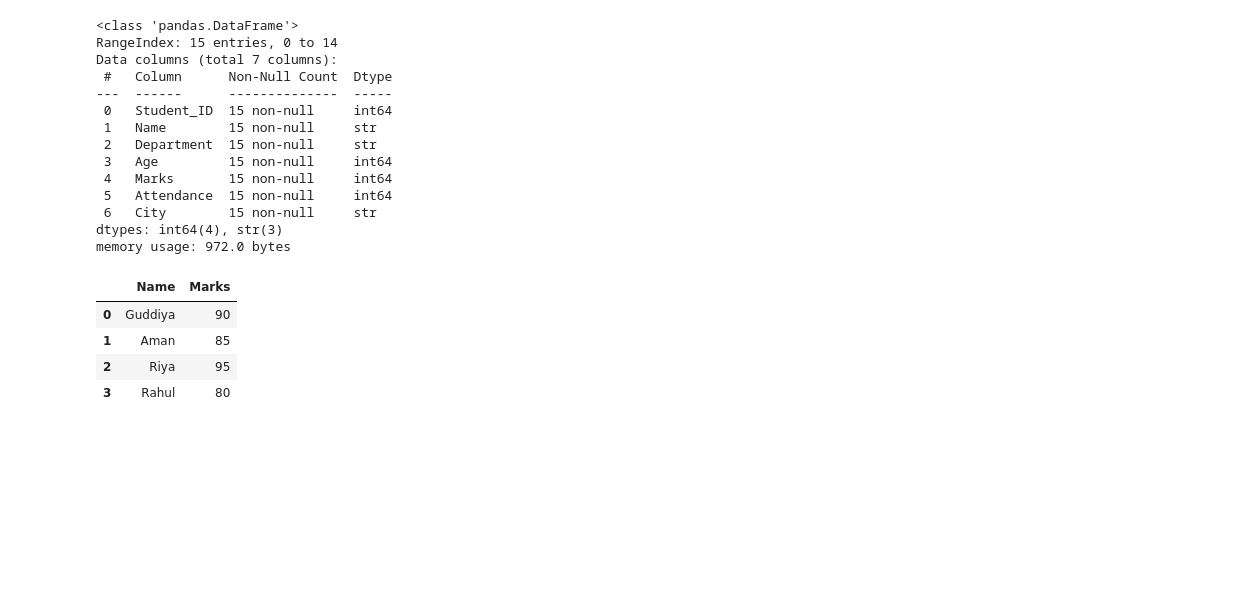
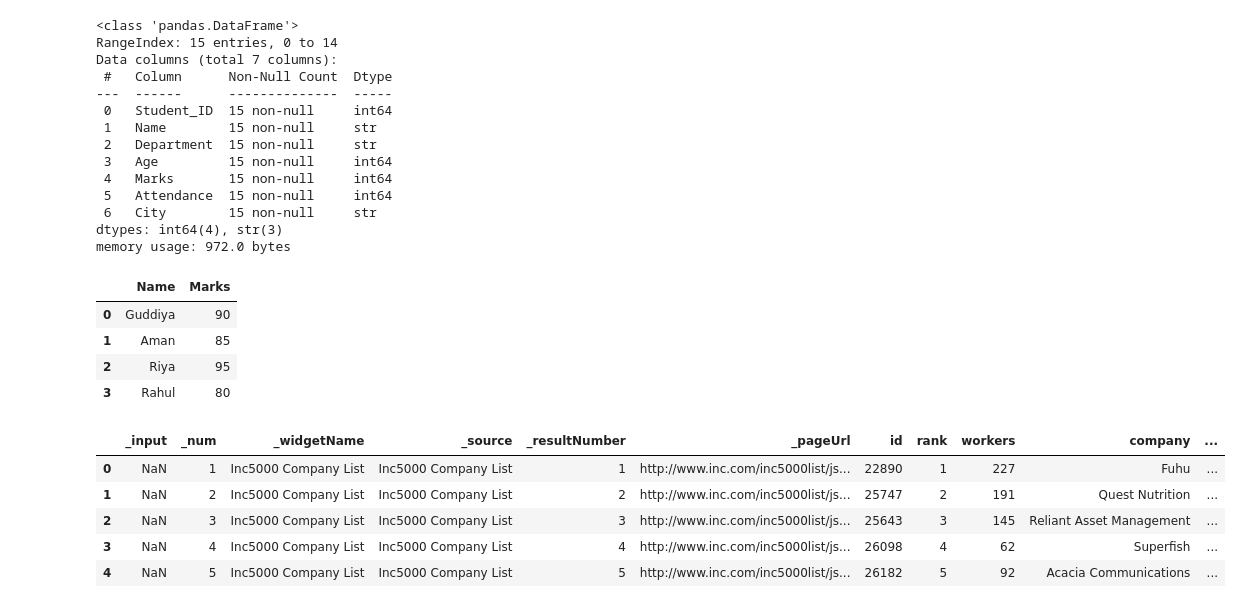
Before and after one commit to guddiyasingh/python-main, a Jupyter notebook: Data_Analysis/DV_Matplotllib.ipynb, the cells around one changed output. Cells and saved outputs as stored; diff of their text form; code cells hidden in the pictures; blank space fills up the shorter version.

```diff
--- a/Data_Analysis/DV_Matplotllib.ipynb
+++ b/Data_Analysis/DV_Matplotllib.ipynb
@@ -282,3 +282,15 @@ df[["Name","Marks"]]
 | 1 | Aman | 85 |
 | 2 | Riya | 95 |
 | 3 | Rahul | 80 |
+# %%
+##Sales data visualization
+import pandas as pd
+company_data=pd.read_csv('Inc5000 Company List.csv')
+company_data.head(5)
+# %% [output]
+|  | _input | _num | _widgetName | _source | _resultNumber | _pageUrl | id | rank | workers | company | ... |
+| 0 | NaN | 1 | Inc5000 Company List | Inc5000 Company List | 1 | http://www.inc.com/inc5000list/js... | 22890 | 1 | 227 | Fuhu | ... |
+| 1 | NaN | 2 | Inc5000 Company List | Inc5000 Company List | 2 | http://www.inc.com/inc5000list/js... | 25747 | 2 | 191 | Quest Nutrition | ... |
+| 2 | NaN | 3 | Inc5000 Company List | Inc5000 Company List | 3 | http://www.inc.com/inc5000list/js... | 25643 | 3 | 145 | Reliant Asset Management | ... |
+| 3 | NaN | 4 | Inc5000 Company List | Inc5000 Company List | 4 | http://www.inc.com/inc5000list/js... | 26098 | 4 | 62 | Superfish | ... |
+| 4 | NaN | 5 | Inc5000 Company List | Inc5000 Company List | 5 | http://www.inc.com/inc5000list/js... | 26182 | 5 | 92 | Acacia Communications | ... |
```
Also changed, not shown: parts of 4 cells of this notebook, 1 other file.
